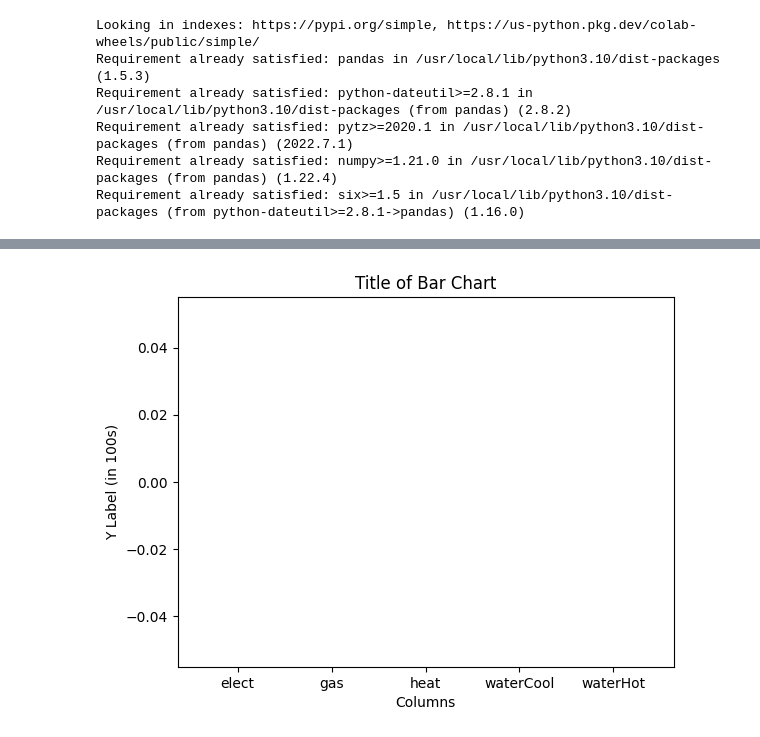
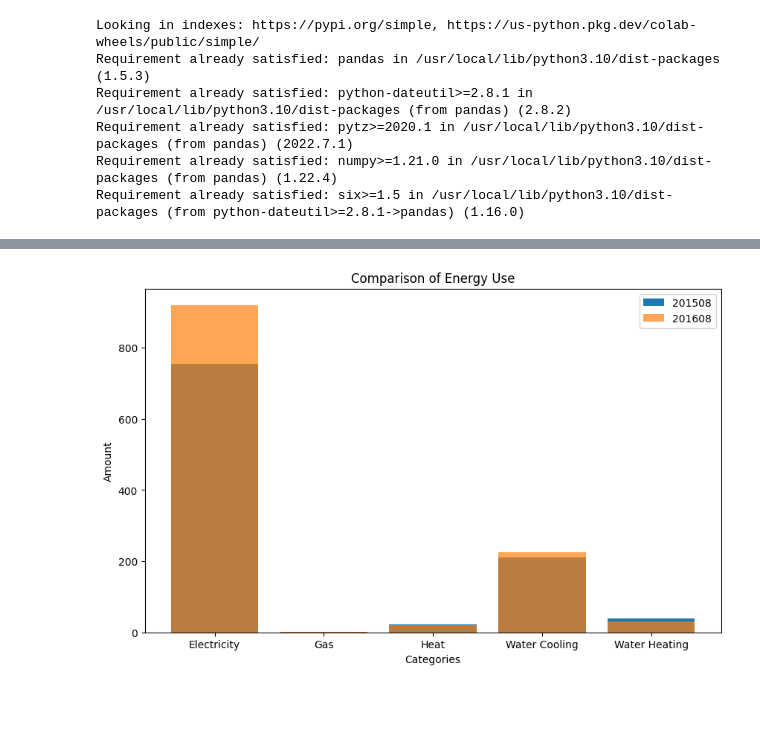
Before and after one commit to minjunkim-99/pytohn, a Jupyter notebook: api_complete.ipynb, the cells around one changed output, grey strips where cells are left out. Cells and saved outputs as stored; diff of their text form; code cells hidden in the pictures; blank space fills up the shorter version.

```diff
--- a/api_complete.ipynb
+++ b/api_complete.ipynb
@@ -138,19 +221,50 @@ plt.show()
-# %%
-import matplotlib.pyplot as plt
-
-# 그래프 생성을 위한 데이터 설정
-x = ['elect', 'gas', 'heat', 'waterCool', 'waterHot']  # X축 데이터
-y = [num * 100 for num in range(len(df))]  # Y축 데이터 (단순한 100단위의 숫자를 생성)
-
-# 막대 그래프 생성
-plt.bar(x, y)
-
-# 그래프 제목과 축 레이블 설정
-plt.title('Title of Bar Chart')
-plt.xlabel('Columns')
-plt.ylabel('Y Label (in 100s)')
-
-# 그래프 출력
-plt.show()
-# %% [output]
-[figure, removed]
+# %%
+import requests
+import xml.etree.ElementTree as ET
+import matplotlib.pyplot as plt
+
+url1 = 'https://apis.data.go.kr/1611000/ApHusEnergyUseInfoOfferService/getWntyAvrgEnergyUseAmountInfoSearch'
+url2 = 'https://apis.data.go.kr/1611000/ApHusEnergyUseInfoOfferService/getWntyAvrgEnergyUseAmountInfoSearch'
+
+params1 = {
+    'serviceKey': 'SWO5f5Wa5OO0aZQ56UgdzDfPcx4qWeMjM/57Fackoa5xE4WmOPOYIaQ+dOMWPAVNLy+zIY504rn8nP59y+s1rw==',
+    'searchDate': '201508'
+}
+
+params2 = {
+    'serviceKey': 'SWO5f5Wa5OO0aZQ56UgdzDfPcx4qWeMjM/57Fackoa5xE4WmOPOYIaQ+dOMWPAVNLy+zIY504rn8nP59y+s1rw==',
+    'searchDate': '201608'
+}
+
+response1 = requests.get(url1, params=params1)
+response2 = requests.get(url2, params=params2)
+
+root1 = ET.fromstring(response1.content)
+root2 = ET.fromstring(response2.content)
+
+elect1 = int(root1.find('.//elect').text)
+gas1 = int(root1.find('.//gas').text)
+heat1 = int(root1.find('.//heat').text)
+waterCool1 = int(root1.find('.//waterCool').text)
+waterHot1 = int(root1.find('.//waterHot').text)
+
+elect2 = int(root2.find('.//elect').text)
+gas2 = int(root2.find('.//gas').text)
+heat2 = int(root2.find('.//heat').text)
+waterCool2 = int(root2.find('.//waterCool').text)
+waterHot2 = int(root2.find('.//waterHot').text)
+
+categories = ['Electricity', 'Gas', 'Heat', 'Water Cooling', 'Water Heating']
+data1 = [elect1, gas1, heat1, waterCool1, waterHot1]
+data2 = [elect2, gas2, heat2, waterCool2, waterHot2]
+
+plt.figure(figsize=(10, 6))
+plt.bar(categories, data1, label='201508')
+plt.bar(categories, data2, label='201608', alpha=0.7)
+plt.xlabel('Categories')
+plt.ylabel('Amount')
+plt.title('Comparison of Energy Use')
+plt.legend()
+plt.show()
+# %% [output]
+[figure, added]
```
Also changed, not shown: parts of 12 cells of this notebook.
